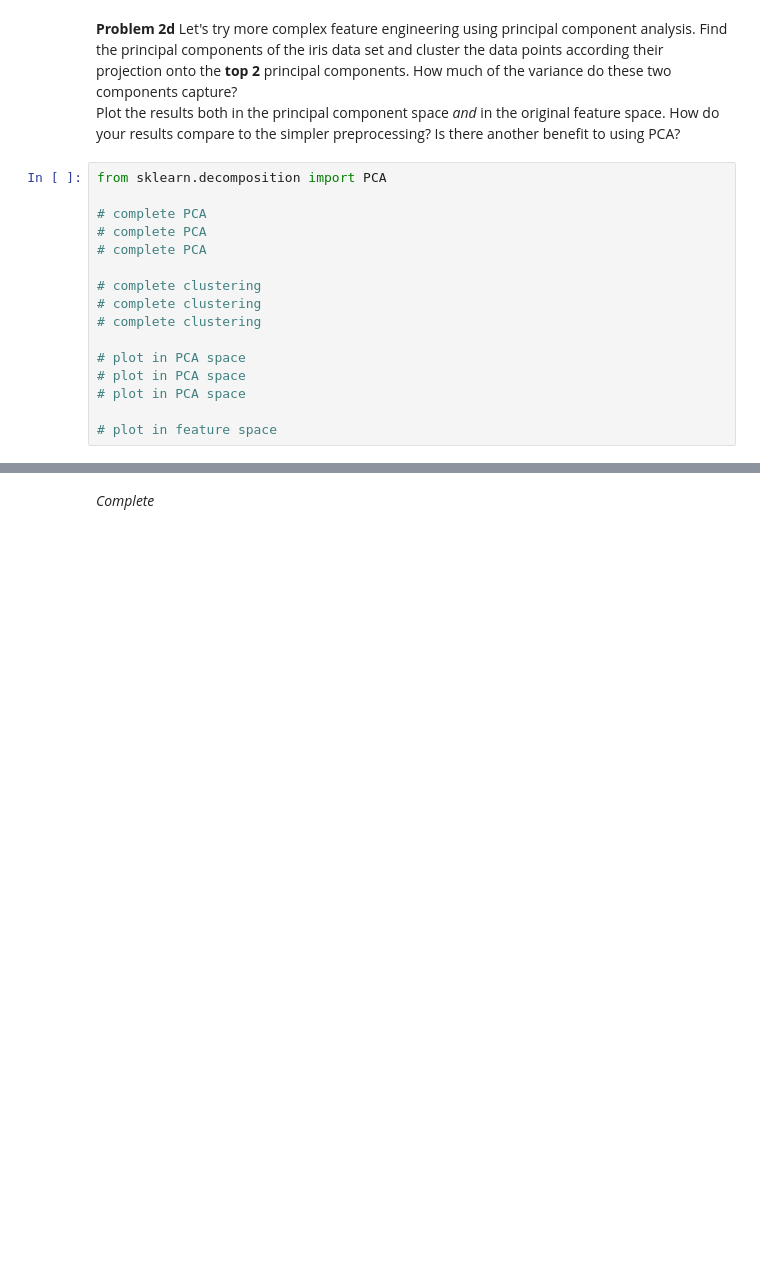
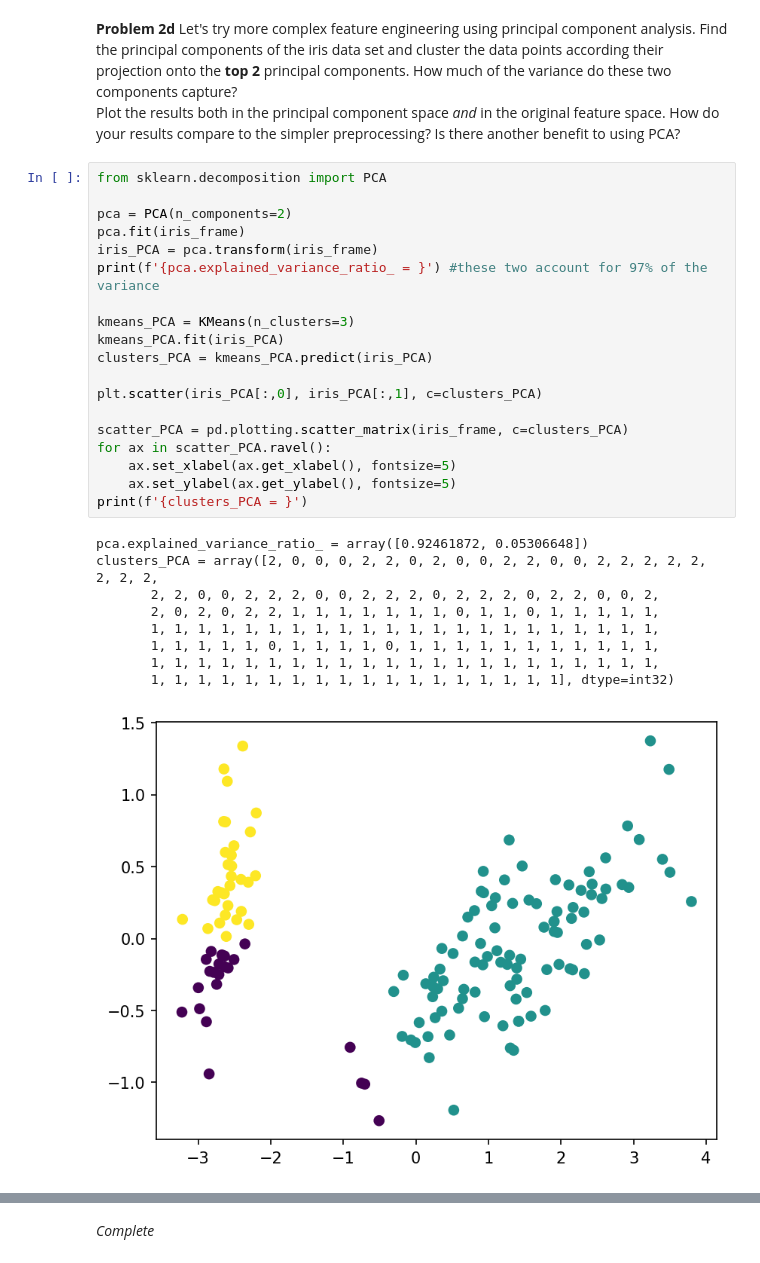
Before and after one commit to ASTR154/clustering, a Jupyter notebook: clustering.ipynb, the cells around one changed output, grey strips where cells are left out. Saved outputs shown, nothing was run; the diff lists cells and outputs as text; blank space fills up the shorter version.

```diff
--- a/clustering.ipynb
+++ b/clustering.ipynb
@@ -123,19 +124,32 @@ clusters_scaled = array([0, 0, 0, 0, 0, 0, 0, 0, 0, 0, 0, 0, 0, 0, 0, 0, 0, 0, 0
 # %% [markdown]
 **Problem 2d** Let's try more complex feature engineering using principal component analysis. Find the principal components of the iris data set and cluster the data points according their projection onto the **top 2** principal components. How much of the variance do these two components capture?
 Plot the results both in the principal component space *and* in the original feature space. How do your results compare to the simpler preprocessing? Is there another benefit to using PCA?
-# %%
-from sklearn.decomposition import PCA
-
-# complete PCA
-# complete PCA
-# complete PCA
-
-# complete clustering
-# complete clustering
-# complete clustering
-
-# plot in PCA space
-# plot in PCA space
-# plot in PCA space
-
-# plot in feature space
+# %%
+from sklearn.decomposition import PCA
+
+pca = PCA(n_components=2)
+pca.fit(iris_frame)
+iris_PCA = pca.transform(iris_frame)
+print(f'{pca.explained_variance_ratio_ = }') #these two account for 97% of the variance
+
+kmeans_PCA = KMeans(n_clusters=3)
+kmeans_PCA.fit(iris_PCA)
+clusters_PCA = kmeans_PCA.predict(iris_PCA)
+
+plt.scatter(iris_PCA[:,0], iris_PCA[:,1], c=clusters_PCA)
+
+scatter_PCA = pd.plotting.scatter_matrix(iris_frame, c=clusters_PCA)
+for ax in scatter_PCA.ravel():
+    ax.set_xlabel(ax.get_xlabel(), fontsize=5)
+    ax.set_ylabel(ax.get_ylabel(), fontsize=5)
+print(f'{clusters_PCA = }')
+# %% [output]
+pca.explained_variance_ratio_ = array([0.92461872, 0.05306648])
+clusters_PCA = array([2, 0, 0, 0, 2, 2, 0, 2, 0, 0, 2, 2, 0, 0, 2, 2, 2, 2, 2, 2, 2, 2,
+       2, 2, 0, 0, 2, 2, 2, 0, 0, 2, 2, 2, 0, 2, 2, 2, 0, 2, 2, 0, 0, 2,
+       2, 0, 2, 0, 2, 2, 1, 1, 1, 1, 1, 1, 1, 0, 1, 1, 0, 1, 1, 1, 1, 1,
+       1, 1, 1, 1, 1, 1, 1, 1, 1, 1, 1, 1, 1, 1, 1, 1, 1, 1, 1, 1, 1, 1,
+       1, 1, 1, 1, 1, 0, 1, 1, 1, 1, 0, 1, 1, 1, 1, 1, 1, 1, 1, 1, 1, 1,
+       1, 1, 1, 1, 1, 1, 1, 1, 1, 1, 1, 1, 1, 1, 1, 1, 1, 1, 1, 1, 1, 1,
+       1, 1, 1, 1, 1, 1, 1, 1, 1, 1, 1, 1, 1, 1, 1, 1, 1, 1], dtype=int32)
+[figure, added]
```
Also changed, not shown: parts of 32 cells of this notebook, 1 other file.
